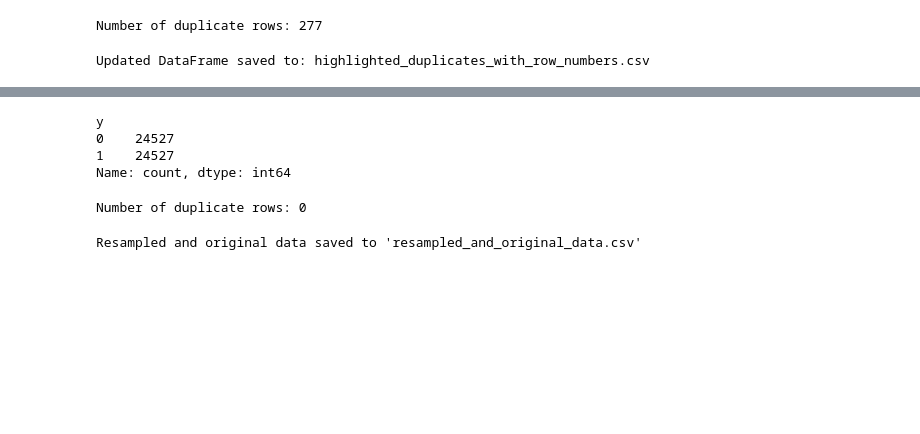
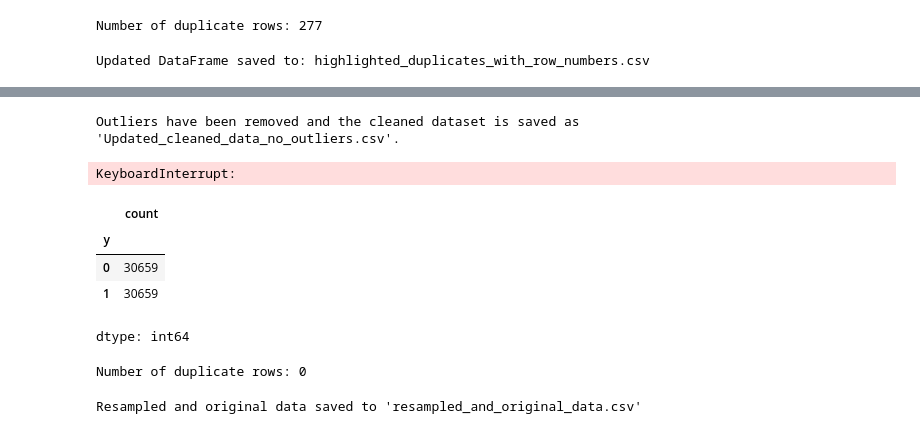
Before and after one commit to LahiWeer/2330902-ML_CW, a Jupyter notebook: Preprocessing/S4 - Data Cleaning.ipynb, the cells around one changed output, grey strips where cells are left out. Saved outputs shown, nothing was run; the diff lists cells and outputs as text; code cells hidden in the pictures; blank space fills up the shorter version.

```diff
--- a/Preprocessing/S4 - Data Cleaning.ipynb
+++ b/Preprocessing/S4 - Data Cleaning.ipynb
@@ -266,7 +135,19 @@ Accuracy on the dataset without outliers:
+# %%
+# 1. Keep a copy of the original dataset
+original_df = df.copy()
+
+# 2. Detect outliers in the 'campaign' column (campaign >= 17)
+outliers = df[df['campaign'] > 17]
+
+# 3. Remove outliers and create a new dataset
+df_no_outliers = df[df['campaign'] <= 17]
+df_no_outliers.to_csv('Updated_cleaned_data_no_outliers.csv', index=False)
+
+# Notify the user
+print("Outliers have been removed and the cleaned dataset is saved as 'Updated_cleaned_data_no_outliers.csv'.")
+# %% [output]
+Outliers have been removed and the cleaned dataset is saved as 'Updated_cleaned_data_no_outliers.csv'.
 # %%
-import pandas as pd
-from imblearn.over_sampling import SMOTE
-
 def balance_dataset_with_smote(original_file, target_column, output_file):
     # Step 1: Load the Original Dataset
     data = pd.read_csv(original_file)
@@ -347,18 +228,21 @@ def balance_dataset_with_smote(original_file, target_column, output_file):
     print(f"Balanced dataset saved to '{output_file}'.")
 
 # Input file paths and target column
-original_file = "Processed data in each step/Updated_cleaned_data_no_outliers.csv"
+original_file = "https://raw.githubusercontent.com/LahiWeer/2330902-ML_CW/refs/heads/master/Preprocessing/Processed%20data%20in%20each%20step/Updated_cleaned_data_no_outliers.csv"
 output_file = "resampled_and_original_data.csv"
 target_column = "y"
 
 # Balance the dataset
 balance_dataset_with_smote(original_file, target_column, output_file)
+# %% [output]
+KeyboardInterrupt:
-# %%
-data = pd.read_csv("resampled_and_original_data.csv")
-data['y'].value_counts()
-# %% [output]
-y
-0    24527
-1    24527
-Name: count, dtype: int64
+# %%
+check_equal_data = pd.read_csv("https://raw.githubusercontent.com/LahiWeer/2330902-ML_CW/refs/heads/master/Preprocessing/resampled_and_original_data.csv")
+check_equal_data['y'].value_counts()
+# %% [output]
+|  | count |
+| y |  |
+| 0 | 30659 |
+| 1 | 30659 |
+dtype: int64
 # %%
```
Also changed, not shown: parts of 16 cells of this notebook.
